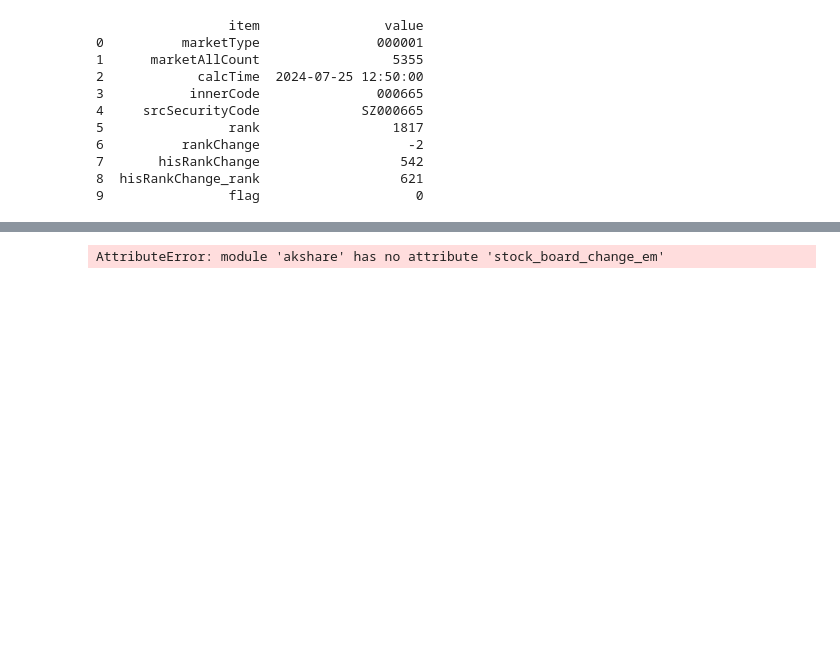
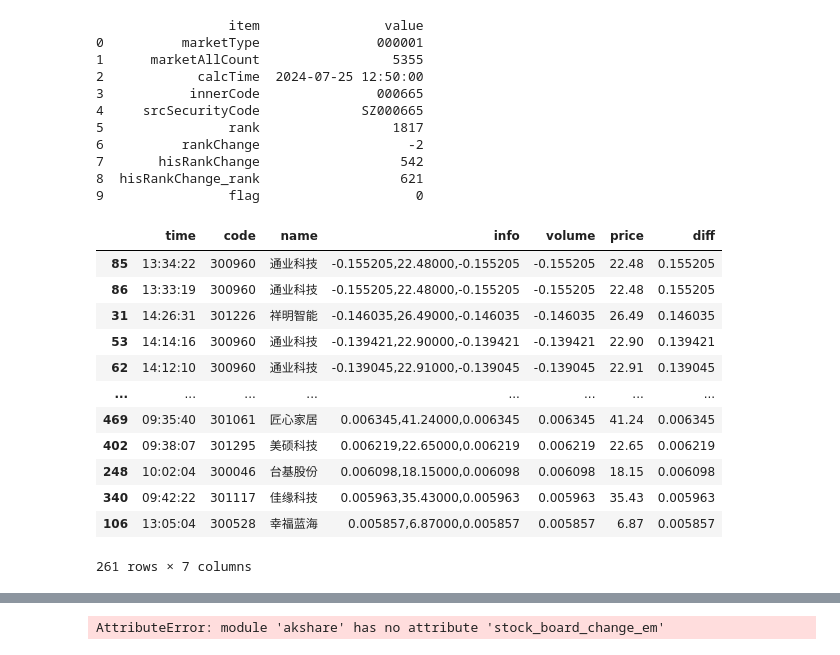
Before and after one commit to ten2net/Sequoia, a Jupyter notebook: 图灵甄选/turing_filter_for_a_stock/notebooks/akshare.ipynb, the cells around one changed output, grey strips where cells are left out. Drawn from its saved outputs; the diff is of its cells as text; code cells hidden in the pictures; blank space fills up the shorter version.

```diff
--- a/图灵甄选/turing_filter_for_a_stock/notebooks/akshare.ipynb
+++ b/图灵甄选/turing_filter_for_a_stock/notebooks/akshare.ipynb
@@ -147,4 +147,38 @@ print(stock_hot_rank_latest_em_df)
 7       hisRankChange                  542
 8  hisRankChange_rank                  621
 9                flag                    0
+# %%
+# '火箭发射', '快速反弹'
+
+import akshare as ak
+df = ak.stock_changes_em(symbol="快速反弹")
+df=df[["时间","代码","名称","相关信息"]]
+df.rename(columns={"时间":"time","代码":"code","名称":"name","相关信息":"info"},inplace=True)
+# print(df[:50])
+df =df[~(df['code'].apply(str).str.startswith('8')) &
+       ~(df['code'].apply(str).str.startswith('4')) &
+       ~(df['name'].apply(str).str.startswith('ST')) &
+       ~(df['name'].apply(str).str.startswith('*'))  &
+       ~(df['name'].apply(str).str.startswith('N')) &
+       ~(df['name'].apply(str).str.startswith('C'))
+      ]
+df[['volume','price','diff']] =df['info'].astype(str).str.split(",",expand=True).astype(float)
+df['diff']=df['diff'].astype(float).abs()
+df = df.query('price > 5 ')
+df.sort_values(by='diff', ascending=False, inplace=True)
+df[:-50]
+# %% [output]
+|  | time | code | name | info | volume | price | diff |
+| 85 | 13:34:22 | 300960 | 通业科技 | -0.155205,22.48000,-0.155205 | -0.155205 | 22.48 | 0.155205 |
+| 86 | 13:33:19 | 300960 | 通业科技 | -0.155205,22.48000,-0.155205 | -0.155205 | 22.48 | 0.155205 |
+| 31 | 14:26:31 | 301226 | 祥明智能 | -0.146035,26.49000,-0.146035 | -0.146035 | 26.49 | 0.146035 |
+| 53 | 14:14:16 | 300960 | 通业科技 | -0.139421,22.90000,-0.139421 | -0.139421 | 22.90 | 0.139421 |
+| 62 | 14:12:10 | 300960 | 通业科技 | -0.139045,22.91000,-0.139045 | -0.139045 | 22.91 | 0.139045 |
+| ... | ... | ... | ... | ... | ... | ... | ... |
+| 469 | 09:35:40 | 301061 | 匠心家居 | 0.006345,41.24000,0.006345 | 0.006345 | 41.24 | 0.006345 |
+| 402 | 09:38:07 | 301295 | 美硕科技 | 0.006219,22.65000,0.006219 | 0.006219 | 22.65 | 0.006219 |
+| 248 | 10:02:04 | 300046 | 台基股份 | 0.006098,18.15000,0.006098 | 0.006098 | 18.15 | 0.006098 |
+| 340 | 09:42:22 | 301117 | 佳缘科技 | 0.005963,35.43000,0.005963 | 0.005963 | 35.43 | 0.005963 |
+| 106 | 13:05:04 | 300528 | 幸福蓝海 | 0.005857,6.87000,0.005857 | 0.005857 | 6.87 | 0.005857 |
+261 rows × 7 columns
 # %%
```
Also changed, not shown: parts of 3 cells of this notebook, 5 other files.
